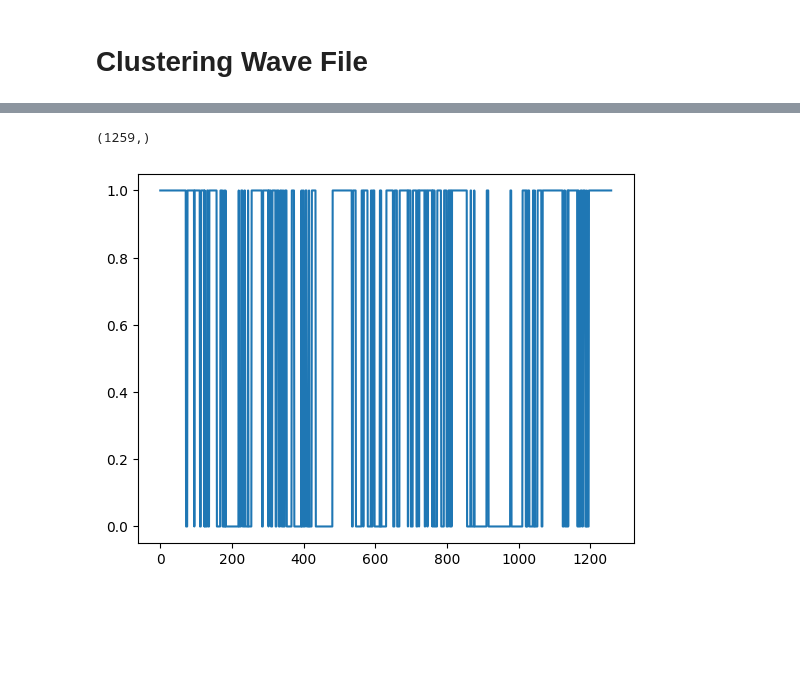
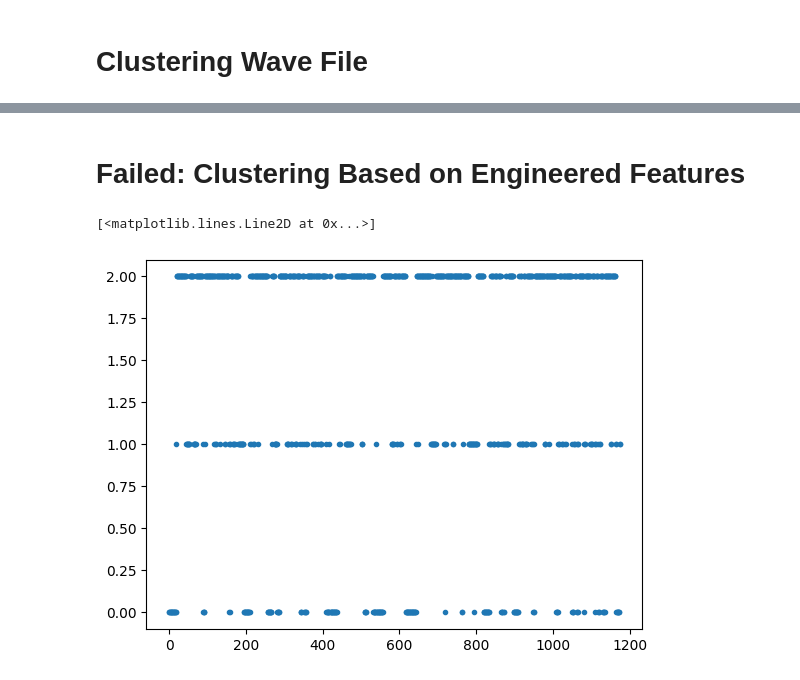
Before and after one commit to jottemka/ds-capstone-speakequal, a Jupyter notebook: jk_speak_equal.ipynb, the cells around one changed output, grey strips where cells are left out. Cells and saved outputs as stored; diff of their text form; code cells hidden in the pictures; blank space fills up the shorter version.

```diff
--- a/jk_speak_equal.ipynb
+++ b/jk_speak_equal.ipynb
@@ -140,12 +30,54 @@ NameError: name 'pd' is not defined
-# %%
-import pandas as pd
-from sklearn.cluster import KMeans, DBSCAN, SpectralCoclustering, AgglomerativeClustering
-
-clustering_model = KMeans(n_clusters = 2)
-y_pred = clustering_model.fit_predict(a)
-
-plt.plot(y_pred)
-y_pred.shape
-# %% [output]
-(1259,)
-[figure, removed]
+# %% [markdown]
+# Failed: Clustering Based on Engineered Features
+# %%
+import librosa
+import numpy as np
+import pandas as pd
+
+# Load the audio file
+y, sr = librosa.load('data/test.wav')
+
+# Calculate the Short-Time Fourier Transform (STFT)
+D = librosa.stft(y)
+
+# Convert the spectrogram to the Mel scale
+S = librosa.feature.melspectrogram(S=D, sr=sr)
+
+# Extract Spectral Features
+spectral_centroid = librosa.feature.spectral_centroid(y=y, sr=sr)
+spectral_bandwidth = librosa.feature.spectral_bandwidth(y=y, sr=sr)
+spectral_contrast = librosa.feature.spectral_contrast(S=D, sr=sr)
+spectral_rolloff = librosa.feature.spectral_rolloff(y=y, sr=sr)
+zero_crossing_rate = librosa.feature.zero_crossing_rate(y=y)
+mfccs = librosa.feature.mfcc(S=librosa.power_to_db(np.abs(S)), sr=sr, n_mfcc=13)
+
+# Transpose features so that each row corresponds to a time frame
+spectral_centroid = spectral_centroid.T
+spectral_bandwidth = spectral_bandwidth.T
+spectral_contrast = spectral_contrast.T
+spectral_rolloff = spectral_rolloff.T
+zero_crossing_rate = zero_crossing_rate.T
+mfccs = mfccs.T
+
+# Create a DataFrame with all the features
+# We will use `pd.concat` to combine the features along the second axis (columns)
+df = pd.concat([
+    pd.DataFrame(spectral_centroid, columns=['spectral_centroid']),
+    pd.DataFrame(spectral_bandwidth, columns=['spectral_bandwidth']),
+    pd.DataFrame(spectral_contrast, columns=[f'spectral_contrast_{i}' for i in range(spectral_contrast.shape[1])]),
+    pd.DataFrame(spectral_rolloff, columns=['spectral_rolloff']),
+    pd.DataFrame(zero_crossing_rate, columns=['zero_crossing_rate']),
+    pd.DataFrame(mfccs, columns=[f'mfcc_{i+1}' for i in range(mfccs.shape[1])])
+], axis=1)
+
+# Display the DataFrame
+#display(df)
+
+# Clustering
+clustering = KMeans(n_clusters=3).fit_predict(df)
+
+# Plotting the results
+plt.plot(clustering, '.')
+# %% [output]
+[<matplotlib.lines.Line2D at 0x...>]
+[figure, added]
```
Also changed, not shown: parts of 7 cells of this notebook, 7 other files.
